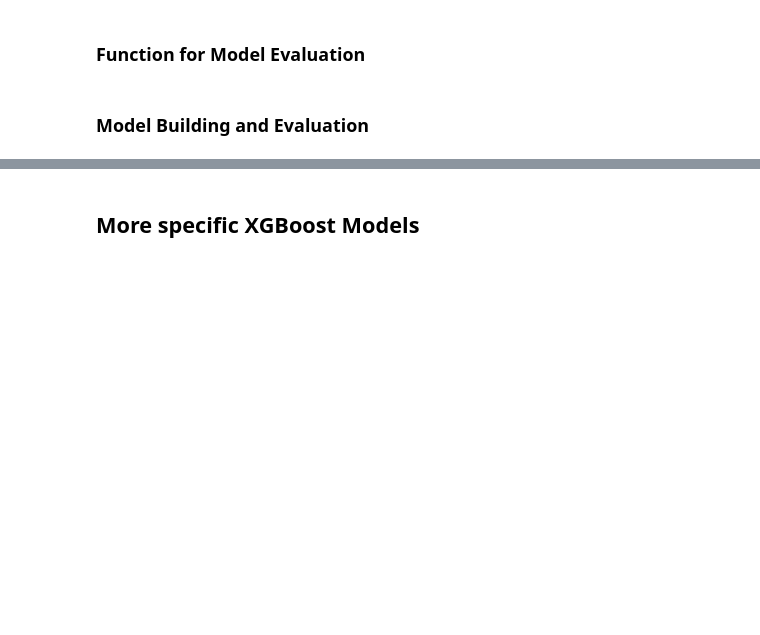
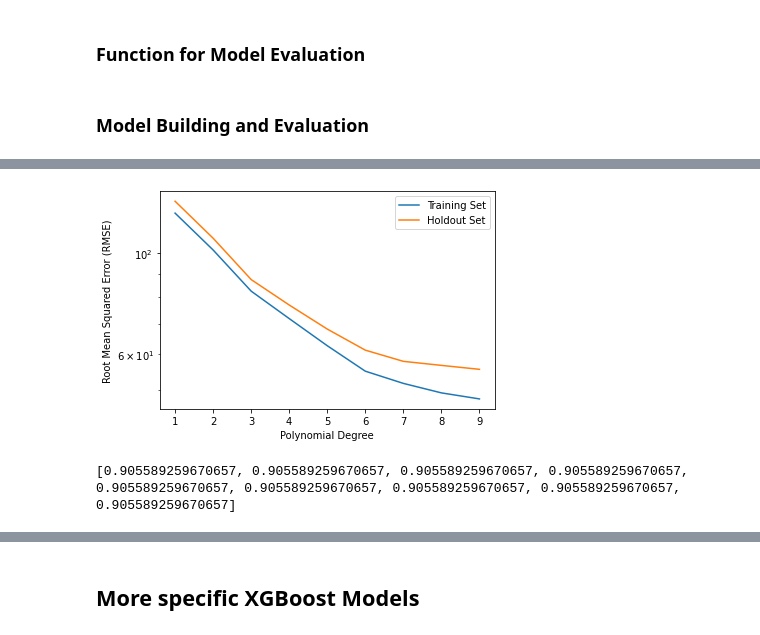
Before and after one commit to NinoVo931/AA_Project, a Jupyter notebook: Prediction.ipynb, the cells around one changed output, grey strips where cells are left out. Cells and saved outputs as stored; diff of their text form; code cells hidden in the pictures; blank space fills up the shorter version.

```diff
--- a/Prediction.ipynb
+++ b/Prediction.ipynb
@@ -276,0 +288,5 @@ def model_comparison(feature_list):
+# %%
+lin_reg_features = [['min_temp', 'precip', 'weekday', 'month', 'is_workday', 'quarter_0', 'hour_sin', 'hour_cos', 'max_temp_scaled']]
+# %%
+X_train, y_train, X_test, y_test = data_split(lin_reg_features[0])
+X_train
@@ -276,0 +308,34 @@ def model_comparison(feature_list):
+# %%
+# Hyperparameter Tuning for Ridge Regression (L2-Regression)
+
+err_train = []
+err_test = []
+r_2_score = []
+
+for i in range(1, 10):
+
+    poly_reg = PolynomialFeatures (degree = i)
+    x_poly = poly_reg.fit_transform(X_train)
+
+    model = Ridge(alpha = 0, normalize = True, solver = 'lsqr')
+    model.fit(x_poly, y_train)
+
+    train_pred = model.predict(x_poly)
+    test_pred = model.predict(poly_reg.fit_transform(X_test))
+
+#   Calculate training and cross validation error, method = Root Mean Squared Error
+    err_train.append(mean_squared_error(y_train, train_pred, squared = False))
+    err_test.append(mean_squared_error(y_test, test_pred, squared = False))
+    r_2_score.append(r2_score(y_test, test_pred))
+
+
+# Plotting the training and test error
+plt.semilogy(range(1,10),err_train, range(1, 10),err_test)
+plt.xlabel('Polynomial Degree')
+plt.ylabel('Root Mean Squared Error (RMSE)')
+plt.legend(['Training Set', 'Holdout Set'])
+plt.show()
+print(r_2_score)
+# %% [output]
+[figure, added]
+[0.905589259670657, 0.905589259670657, 0.905589259670657, 0.905589259670657, 0.905589259670657, 0.905589259670657, 0.905589259670657, 0.905589259670657, 0.905589259670657]
```
Also changed, not shown: parts of 20 cells of this notebook.
